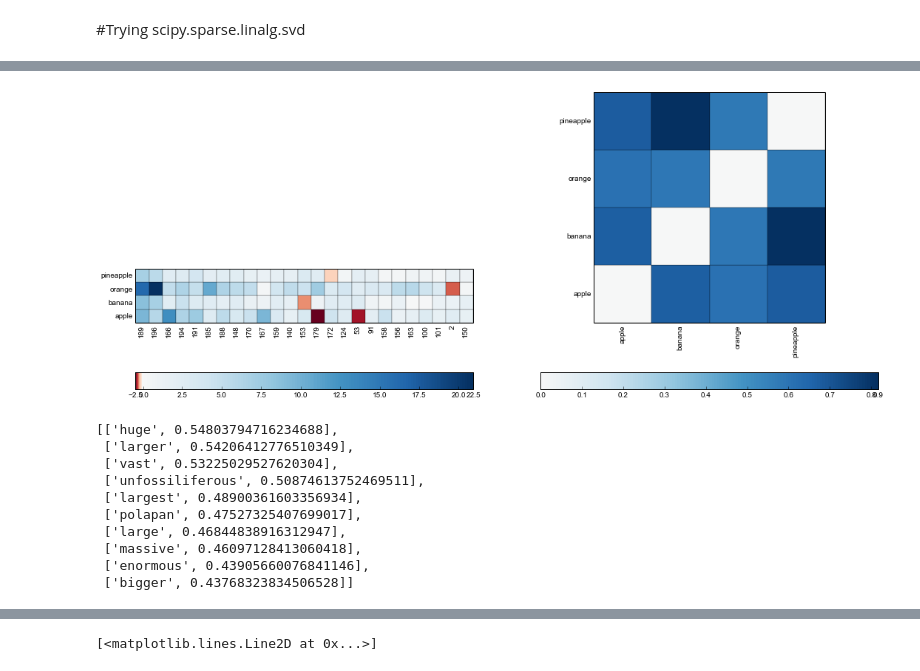
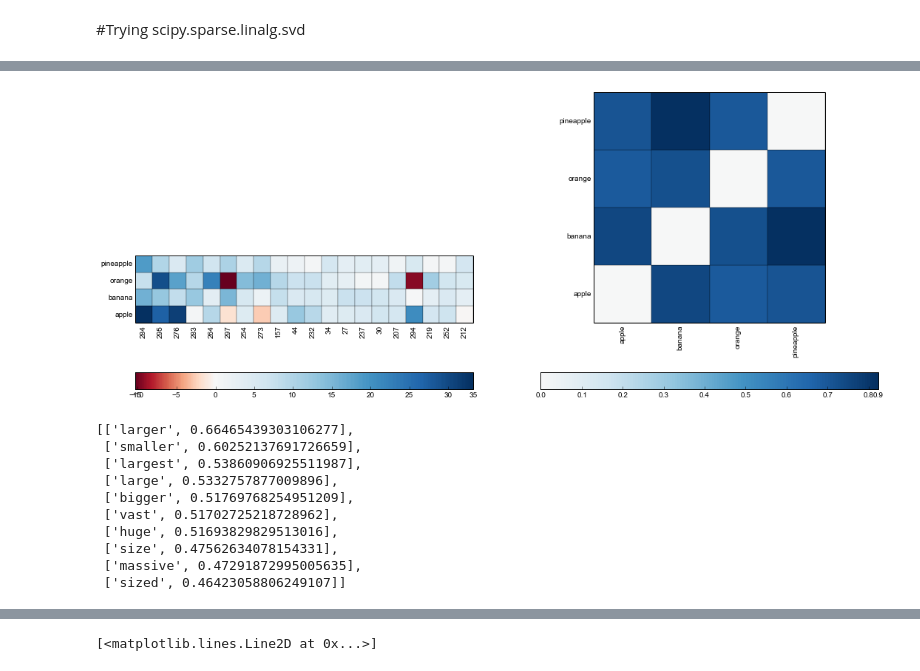
Before and after one commit to undertherain/vsmlib, a Jupyter notebook: python/matrices.ipynb, the cells around one changed output, grey strips where cells are left out. Drawn from its saved outputs; the diff is of its cells as text; code cells hidden in the pictures.

```diff
--- a/python/matrices.ipynb
+++ b/python/matrices.ipynb
@@ -192,0 +29,9 @@ Sparsity = 0.0087%
+# %%
+m = vsmlib.Model_explicit()
+m.load(dir_root)
+#m.filter_submatrix(["fast","quick"])
+#v.load(dir_root)
+#v.get_word_id("fast")
+#v.get_word_by_id(50379)
+#dic_words_ids={}
+#dic_words_ids["a"]
@@ -234,7 +81,7 @@ def plot_heat(ax,m,xlabels,ylabels):
     plt.colorbar(heatmap,orientation='horizontal')
 
 def draw_features_and_similarity(mm,numbered=False):
-    rows,cols,xlabels=mm.filter_submatrix(words_of_interest)
+    rows,cols,xlabels=mm.filter_submatrix(words_of_interest,20)
     ax=plt.subplot(1,2,1)
     plot_heat(ax,cols,xlabels,words_of_interest)
     #plot_heat(ax,abs(m),numbered)
@@ -250,6 +97,6 @@ def draw_features_and_similarity(mm,numbered=False):
 #words_of_interest=["king","man"]
 words_of_interest=["apple","banana","orange","pineapple"]
 #words_of_interest=["ateeq"]
-draw_features_and_similarity(m)
-plt.savefig("plot.pdf")
+#draw_features_and_similarity(m)
+#plt.savefig("plot.pdf")
 #draw_features_and_similarity(dense)
@@ -317,27 +141,31 @@ took 246.14 seconds
 # %%
+#m_svd_scipy.save_to_dir("/storage/scratch/brown_svd300")
 #plt.plot(s_ev)
 #plt.show()
 #vt=np.nan_to_num(vt.T)
-draw_features_and_similarity(m_svd_scipy,True)
+#draw_features_and_similarity(m_svd_scipy,True)
+m2 = vsmlib.model.Model_numbered()
+m2.load_from_dir("/mnt/work/nlp_scratch/BNC_w3_svd300")
+draw_features_and_similarity(m2,True)
 #plt.show
 #None
 # %% [output]
-[figure, old version]
+[figure, new version]
 # %%
 #m_svd_scipy.get_most_similar_words("fast")
-row1=m_svd_scipy.get_row("smaller")
-row2=m_svd_scipy.get_row("small")
-row3=m_svd_scipy.get_row("large")
+row1=m2.get_row("smaller")
+row2=m2.get_row("small")
+row3=m2.get_row("large")
 row = row1-row2+row3
-m_svd_scipy.get_most_similar_words(row)
+m2.get_most_similar_words(row)
 # %% [output]
-[['huge', 0.54803794716234688],
- ['larger', 0.54206412776510349],
- ['vast', 0.53225029527620304],
- ['unfossiliferous', 0.50874613752469511],
- ['largest', 0.48900361603356934],
- ['polapan', 0.47527325407699017],
- ['large', 0.46844838916312947],
- ['massive', 0.46097128413060418],
- ['enormous', 0.43905660076841146],
- ['bigger', 0.43768323834506528]]
+[['larger', 0.66465439303106277],
+ ['smaller', 0.60252137691726659],
+ ['largest', 0.53860906925511987],
+ ['large', 0.5332757877009896],
+ ['bigger', 0.51769768254951209],
+ ['vast', 0.51702725218728962],
+ ['huge', 0.51693829829513016],
+ ['size', 0.47562634078154331],
+ ['massive', 0.47291872995005635],
+ ['sized', 0.46423058806249107]]
```
Also changed, not shown: parts of 19 cells of this notebook, 5 other files.
